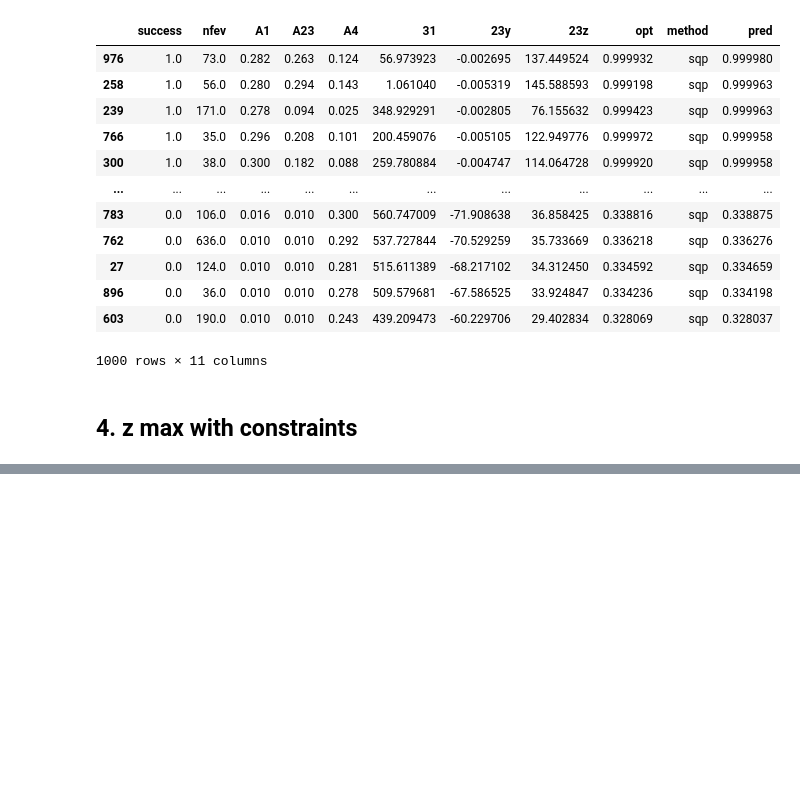
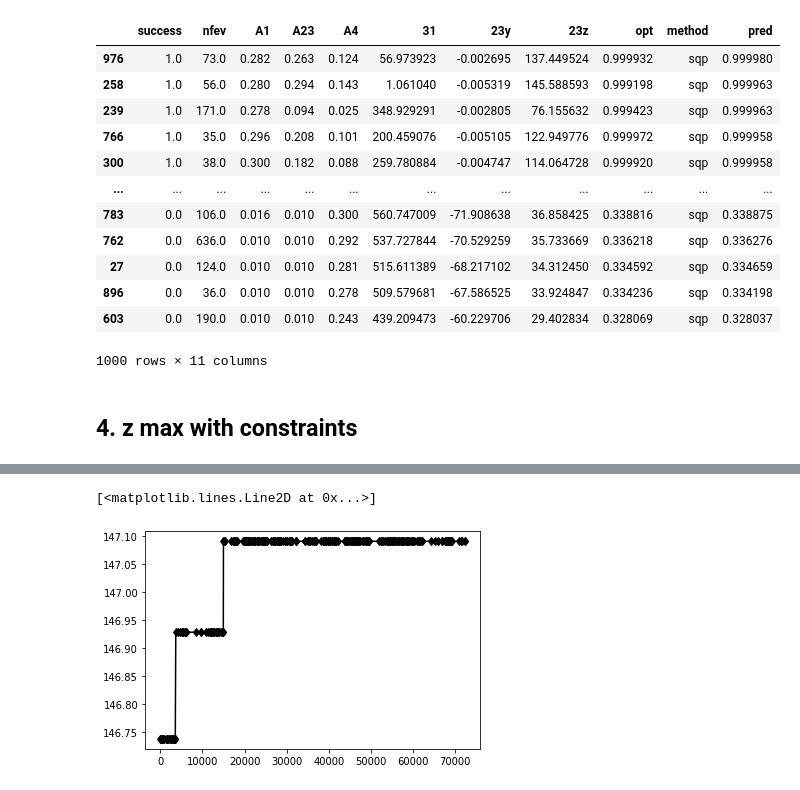
Before and after one commit to uqyge/uq, a Jupyter notebook: notebooks/mp_sqp.ipynb, the cells around one changed output, grey strips where cells are left out. Saved outputs shown, nothing was run; the diff lists cells and outputs as text; code cells hidden in the pictures; blank space fills up the shorter version.

```diff
--- a/notebooks/mp_sqp.ipynb
+++ b/notebooks/mp_sqp.ipynb
@@ -395 +395,14 @@ df_opt_sqp.sort_values("pred", ascending=False)
 1000 rows × 11 columns
+# %%
+df_conv = df_opt_sqp[df_opt_sqp.success==True]
+res = np.asarray([
+    [df_conv.nfev[: i + 1].sum(), df_conv.opt[: i + 1].max()]
+    for i in range(df_conv.shape[0])
+])
+df_plot_conv = pd.DataFrame(res,columns=['iterations','max'])
+df_plot_conv.to_csv('../outputs/plot_convergence.csv',index=False)
+
+plt.plot(df_plot_conv['iterations'],df_plot_conv['max'],'-kd')
+# %% [output]
+[<matplotlib.lines.Line2D at 0x...>]
+[figure, added]
```
Also changed, not shown: parts of 3 cells of this notebook, 4 other files.
